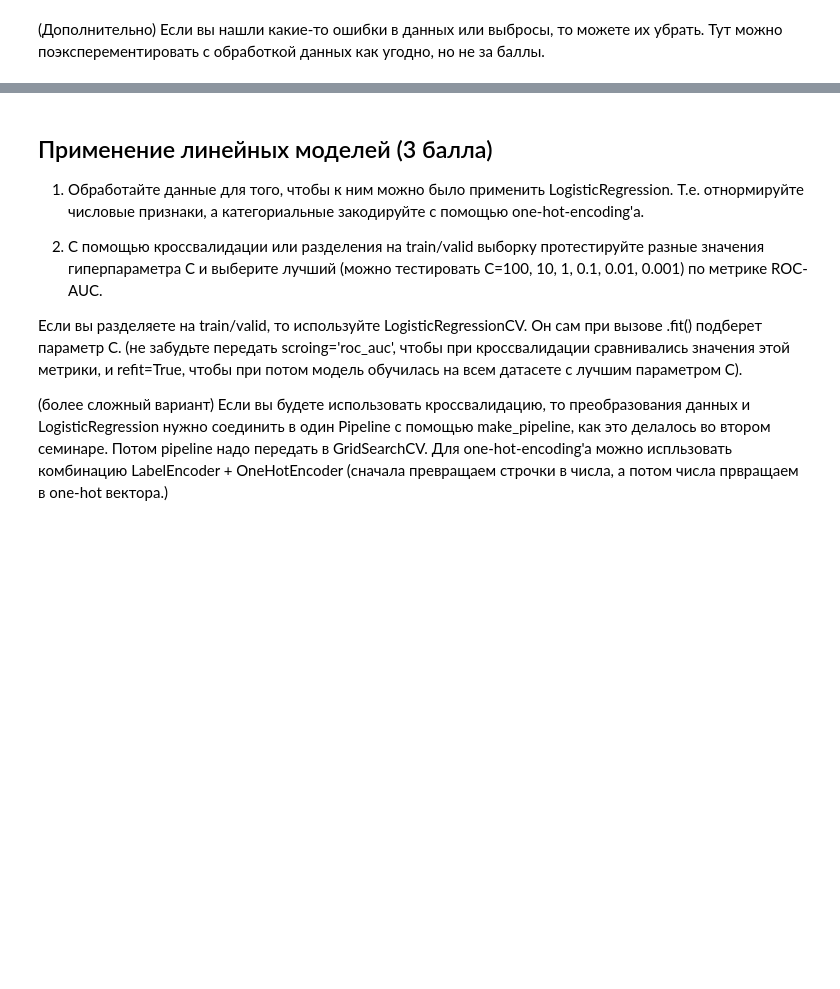
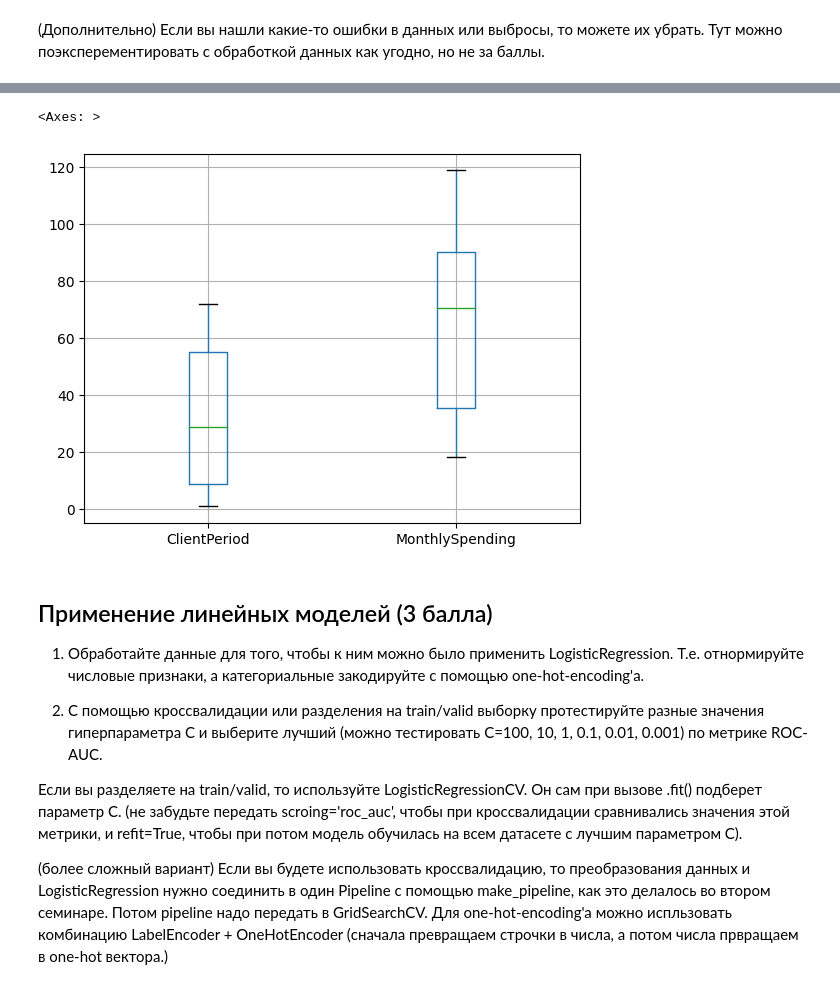
Before and after one commit to starkhv70/dl_course_2023, a Jupyter notebook: 8-homework/hw_kaggle.ipynb, the cells around one changed output, grey strips where cells are left out. Saved outputs shown, nothing was run; the diff lists cells and outputs as text; code cells hidden in the pictures; blank space fills up the shorter version.

```diff
--- a/8-homework/hw_kaggle.ipynb
+++ b/8-homework/hw_kaggle.ipynb
@@ -232,3 +239,8 @@ for i, categorical_feature in enumerate(data[cat_cols]):
+# %%
+data.boxplot(column=['ClientPeriod', 'MonthlySpending'])
+# %% [output]
+<Axes: >
+[figure, added]
 # %% [markdown]
 ## Применение линейных моделей (3 балла)
 
```
Also changed, not shown: parts of 18 cells of this notebook, 3 other files.
